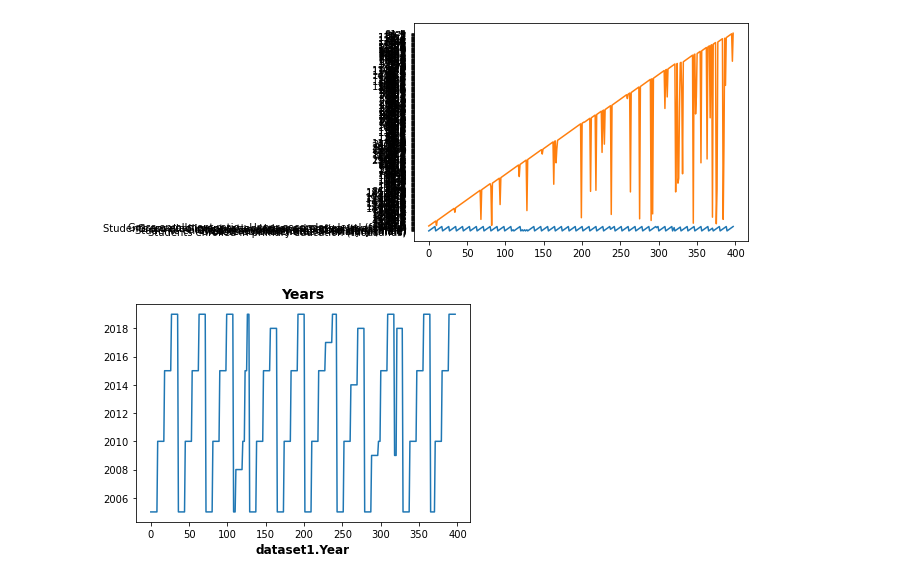
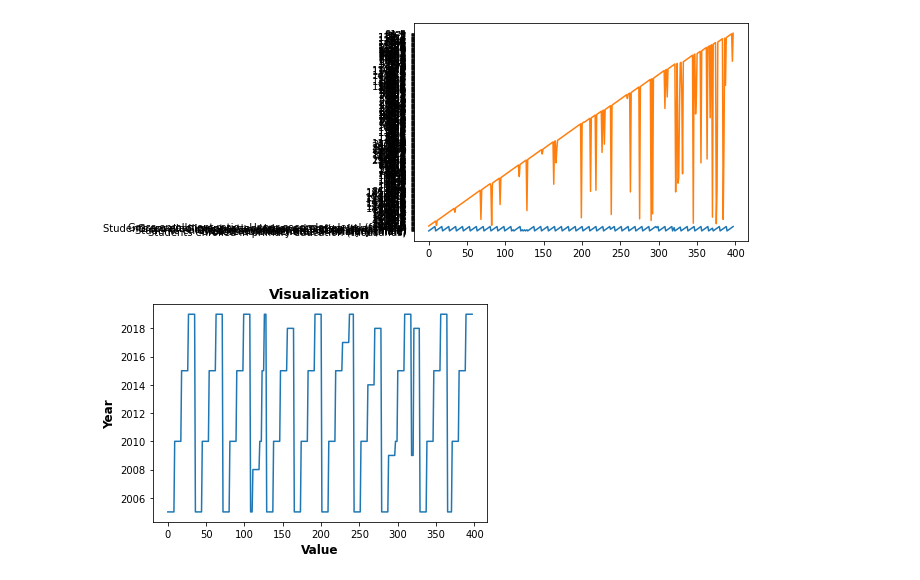
Before and after one commit to suzettecomia/3206-The-Rising-Squad, a Jupyter notebook: Quality_Education_Enhancement_Lead_to_Economic_Growth.ipynb, the cells around one changed output. Saved outputs shown, nothing was run; the diff lists cells and outputs as text; code cells hidden in the pictures.

Commit message:
Update data visualization code

```diff
--- a/Quality_Education_Enhancement_Lead_to_Economic_Growth.ipynb
+++ b/Quality_Education_Enhancement_Lead_to_Economic_Growth.ipynb
@@ -121,8 +121,9 @@ plt.plot(dataset1.Value)
 [figure]
 # %%
 plt.plot(dataset1.Year)
-plt.xlabel('dataset1.Year', fontsize = 12, fontweight = "semibold")
-plt.title('Years', fontsize = 14, fontweight = "semibold")
+plt.xlabel('Value', fontsize = 12, fontweight = "semibold")
+plt.ylabel('Year', fontsize = 12, fontweight = "semibold")
+plt.title('Visualization', fontsize = 14, fontweight = "semibold")
 plt.show()
 # %% [output]
-[figure, old version]
+[figure, new version]
```
Also changed, not shown: parts of 1 cell of this notebook.
